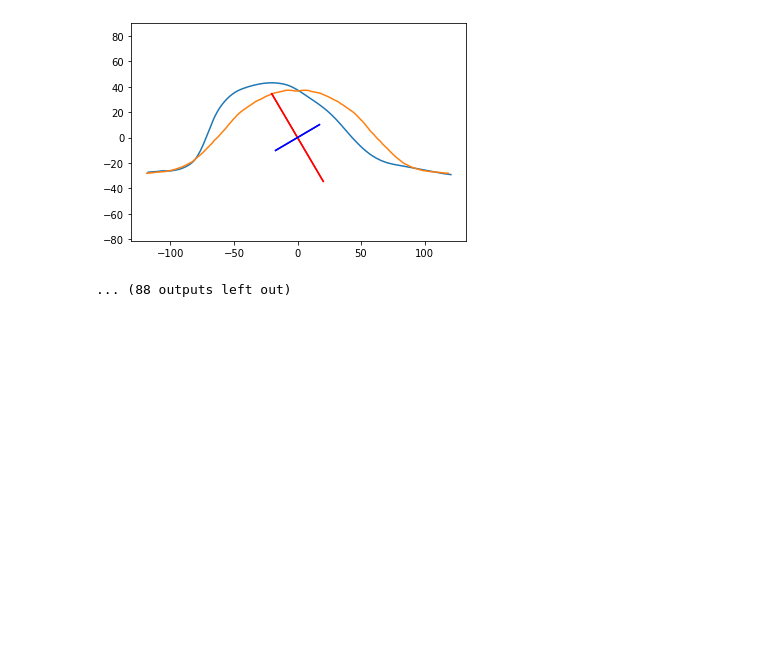
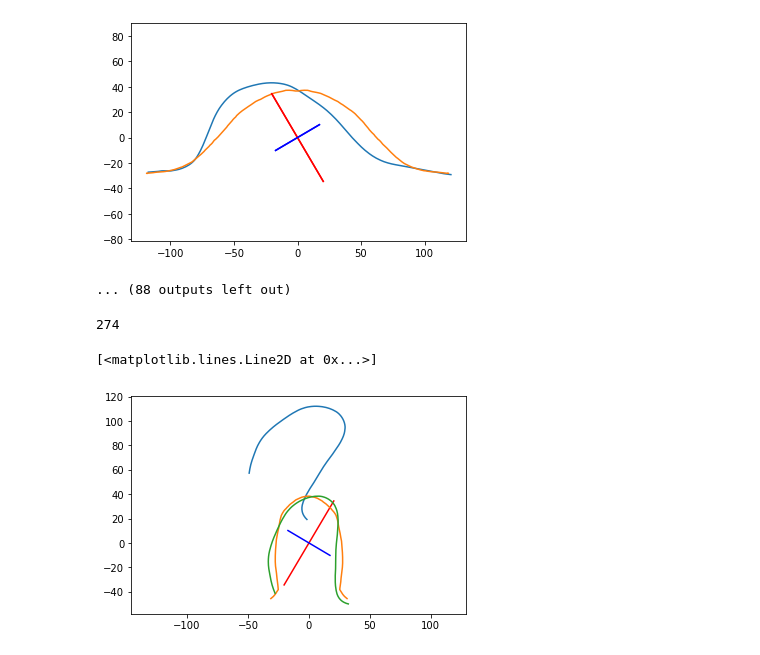
Before and after one commit to ritvikvasan/EMM, a Jupyter notebook: notebooks/Untitled.ipynb, the cells around one changed output. Cells and saved outputs as stored; diff of their text form; code cells hidden in the pictures; blank space fills up the shorter version.

```diff
--- a/notebooks/Untitled.ipynb
+++ b/notebooks/Untitled.ipynb
@@ -210,3 +210,21 @@ for i in range(100):
 [figure]
 [figure]
 ... (88 outputs left out)
+# %%
+data = read_mat_file('../emm/matfiles/85.mat')
+old_x = data['x_fit']
+old_y = data['y_fit']
+#plt.plot(old_x, old_y)
+print(len(old_x))
+conc_x = old_x[70:-50]
+conc_y =  old_y[70:-50]
+plt.plot(conc_x, conc_y)
+a, b = rotate_figure(conc_x, conc_y)
+c, d = make_symmetric(a, b)
+plt.plot(c, d)
+#a =
+plt.plot(a, b)
+# %% [output]
+274
+[<matplotlib.lines.Line2D at 0x...>]
+[figure, added]
```
Also changed, not shown: 1 other file.
